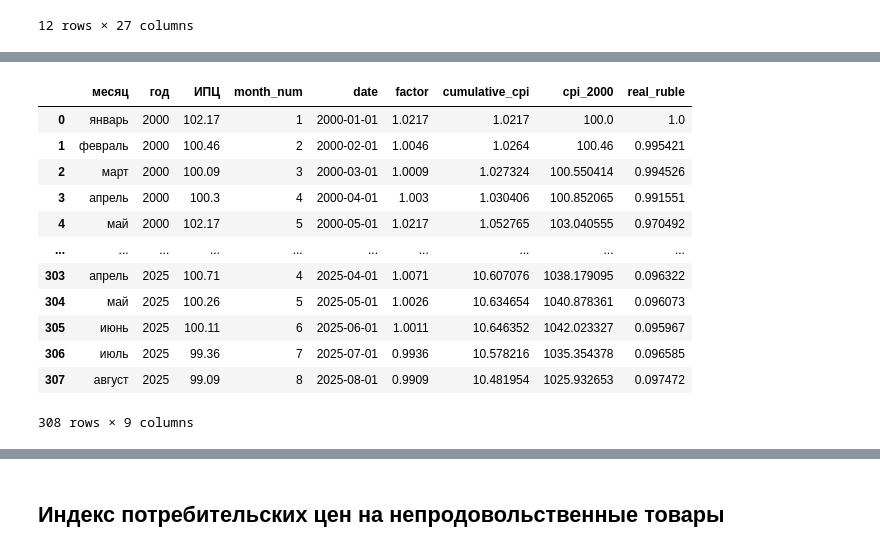
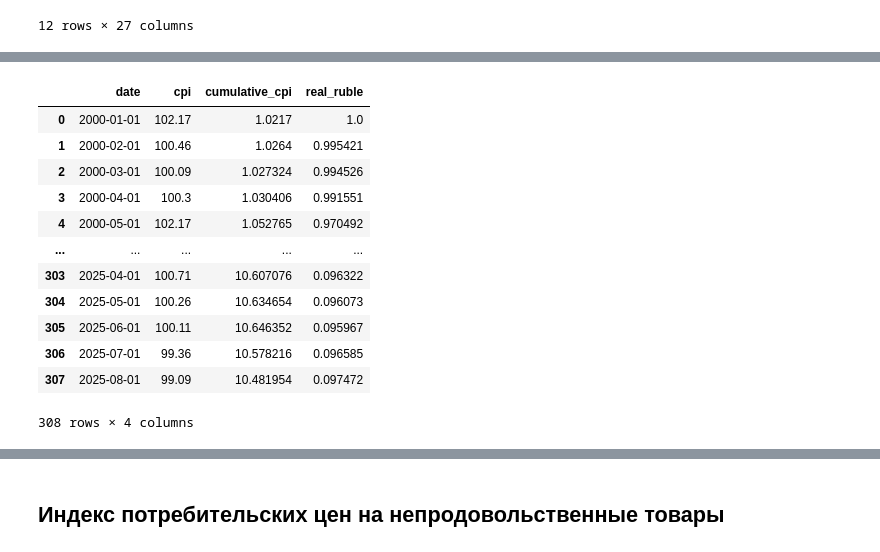
Before and after one commit to ruslooob/data-core, a Jupyter notebook: cpi_data_core.ipynb, the cells around one changed output, grey strips where cells are left out. Drawn from its saved outputs; the diff is of its cells as text; code cells hidden in the pictures.

```diff
--- a/cpi_data_core.ipynb
+++ b/cpi_data_core.ipynb
@@ -60,15 +92,28 @@ plot_2d_interactive(
 # %% [output]
 [interactive output not drawn]
 # %%
-df_melted['factor'] = df_melted['ИПЦ'] / 100
+def load_normalized_ipc_data(
+    ipc_type: IpcType = IpcType.GOODS_AND_SERVICES,
+    base_year: str | pd.Timestamp = '2000-01-01'
+) -> pd.DataFrame:
+    """
+    Загружает cpi, рассчитывает накопленный индекс и реальную покупательную способность рубля относительно базового года.
+    """
+    df = load_melted_ipc_data(ipc_type)
 
-# Накопленный индекс
-df_melted['cumulative_cpi'] = df_melted['factor'].cumprod()
+    base_date = pd.Timestamp(base_year)
 
-# ---- Нормализация к базовому году ----
-base_date = pd.Timestamp('2000-01-01')
-base_value = df_melted.loc[df_melted['date'] == base_date, 'cumulative_cpi'].values[0]
-df_melted['cpi_2000'] = (df_melted['cumulative_cpi'] / base_value) * 100
+    df['factor'] = df['cpi'] / 100
+    df['cumulative_cpi'] = df['factor'].cumprod()
 
-# ---- Реальная ценность рубля ----
-df_melted['real_ruble'] = 100 / df_melted['cpi_2000']
+    # нормализация к базовому году
+    base_value = df.loc[df['date'] == base_date, 'cumulative_cpi'].values[0]
+
+    df['cpi_base'] = (df['cumulative_cpi'] / base_value) * 100
+
+    df['real_ruble'] = 100 / df['cpi_base']
+
+    return df[['date', 'cpi', 'cumulative_cpi', 'real_ruble']]
+
+df_melted = load_normalized_ipc_data(IpcType.GOODS_AND_SERVICES, base_year='2000-01-01')
+df_melted.head()
@@ -139,33 +175,22 @@ plot_2d_interactive(
 # %% [output]
 [interactive output not drawn]
 # %%
-df_melted['factor'] = df_melted['ИПЦ'] / 100
-
-# Накопленный индекс
-df_melted['cumulative_cpi'] = df_melted['factor'].cumprod()
-
-# ---- Нормализация к базовому году ----
-base_date = pd.Timestamp('2000-01-01')
-base_value = df_melted.loc[df_melted['date'] == base_date, 'cumulative_cpi'].values[0]
-df_melted['cpi_2000'] = (df_melted['cumulative_cpi'] / base_value) * 100
-
-# ---- Реальная ценность рубля ----
-df_melted['real_ruble'] = 100 / df_melted['cpi_2000']
+df_melted = load_normalized_ipc_data(IpcType.FOOD, base_year='2000-01-01')
 df_melted
 # %% [output]
-|  | месяц | год | ИПЦ | month_num | date | factor | cumulative_cpi | cpi_2000 | real_ruble |
-| 0 | январь | 2000 | 102.17 | 1 | 2000-01-01 | 1.0217 | 1.0217 | 100.0 | 1.0 |
-| 1 | февраль | 2000 | 100.46 | 2 | 2000-02-01 | 1.0046 | 1.0264 | 100.46 | 0.995421 |
-| 2 | март | 2000 | 100.09 | 3 | 2000-03-01 | 1.0009 | 1.027324 | 100.550414 | 0.994526 |
-| 3 | апрель | 2000 | 100.3 | 4 | 2000-04-01 | 1.003 | 1.030406 | 100.852065 | 0.991551 |
-| 4 | май | 2000 | 102.17 | 5 | 2000-05-01 | 1.0217 | 1.052765 | 103.040555 | 0.970492 |
-| ... | ... | ... | ... | ... | ... | ... | ... | ... | ... |
-| 303 | апрель | 2025 | 100.71 | 4 | 2025-04-01 | 1.0071 | 10.607076 | 1038.179095 | 0.096322 |
-| 304 | май | 2025 | 100.26 | 5 | 2025-05-01 | 1.0026 | 10.634654 | 1040.878361 | 0.096073 |
-| 305 | июнь | 2025 | 100.11 | 6 | 2025-06-01 | 1.0011 | 10.646352 | 1042.023327 | 0.095967 |
-| 306 | июль | 2025 | 99.36 | 7 | 2025-07-01 | 0.9936 | 10.578216 | 1035.354378 | 0.096585 |
-| 307 | август | 2025 | 99.09 | 8 | 2025-08-01 | 0.9909 | 10.481954 | 1025.932653 | 0.097472 |
+|  | date | cpi | cumulative_cpi | real_ruble |
+| 0 | 2000-01-01 | 102.17 | 1.0217 | 1.0 |
+| 1 | 2000-02-01 | 100.46 | 1.0264 | 0.995421 |
+| 2 | 2000-03-01 | 100.09 | 1.027324 | 0.994526 |
+| 3 | 2000-04-01 | 100.3 | 1.030406 | 0.991551 |
+| 4 | 2000-05-01 | 102.17 | 1.052765 | 0.970492 |
+| ... | ... | ... | ... | ... |
+| 303 | 2025-04-01 | 100.71 | 10.607076 | 0.096322 |
+| 304 | 2025-05-01 | 100.26 | 10.634654 | 0.096073 |
+| 305 | 2025-06-01 | 100.11 | 10.646352 | 0.095967 |
+| 306 | 2025-07-01 | 99.36 | 10.578216 | 0.096585 |
+| 307 | 2025-08-01 | 99.09 | 10.481954 | 0.097472 |
-308 rows × 9 columns
+308 rows × 4 columns
 # %%
 plot_2d_interactive(
     x=df_melted['date'],
```
Also changed, not shown: parts of 17 cells of this notebook, 1 other file.
